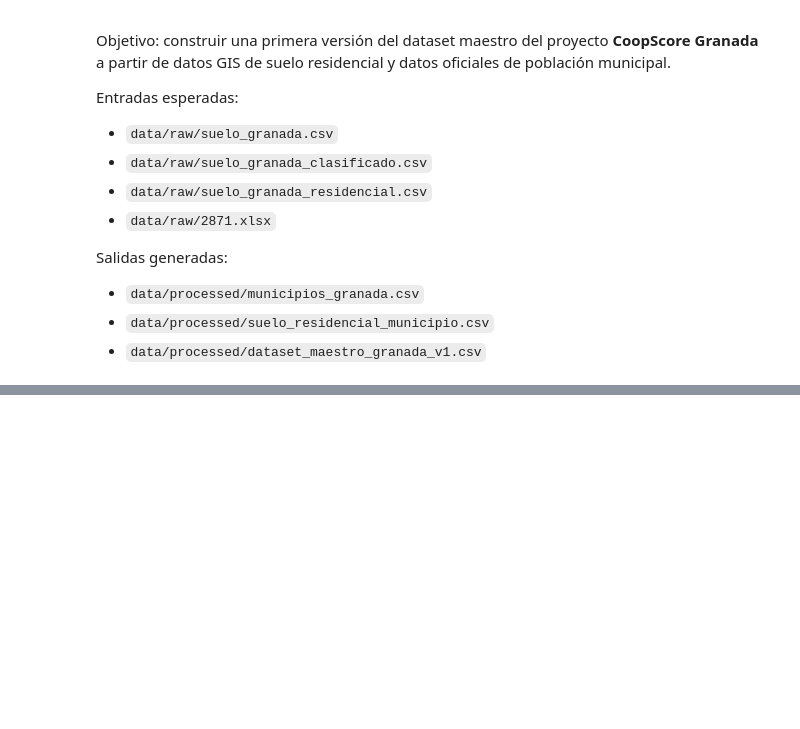
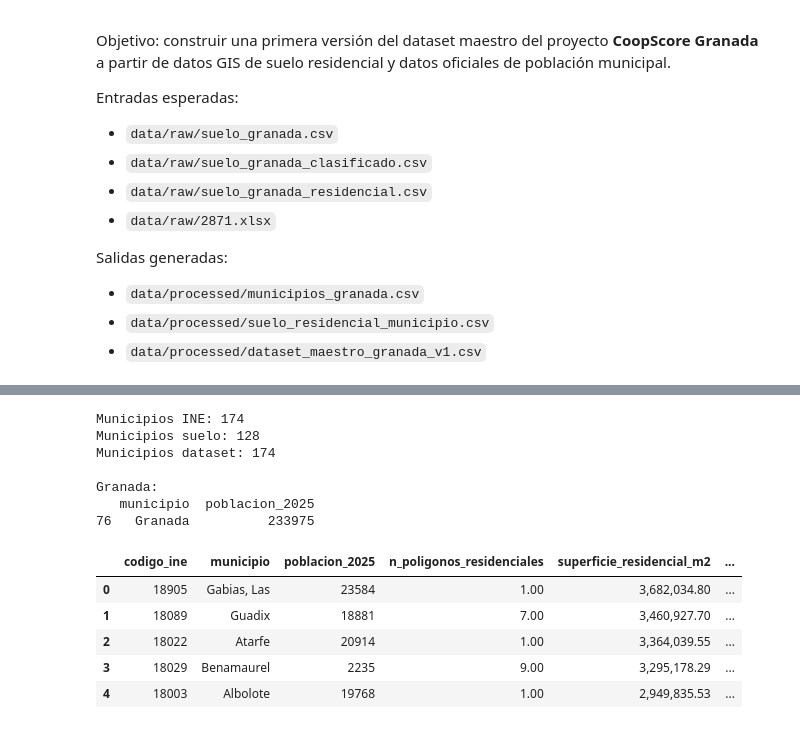
Before and after one commit to pepetorres80/CoopScore_Granada, a Jupyter notebook: notebooks/01_dataset_maestro.ipynb, the cells around one changed output, grey strips where cells are left out. Drawn from its saved outputs; the diff is of its cells as text; code cells hidden in the pictures; blank space fills up the shorter version.

```diff
--- a/notebooks/01_dataset_maestro.ipynb
+++ b/notebooks/01_dataset_maestro.ipynb
@@ -181,3 +288,76 @@ dataset.head(20)
+# %%
+# ============================================================
+# 4. CRUCE SUELO RESIDENCIAL + MUNICIPIOS INE
+# ============================================================
+
+dataset = municipios.merge(
+    suelo_resumen,
+    on='codigo_ine',
+    how='left'
+)
+
+# Reordenamos columnas
+cols = [
+    'codigo_ine',
+    'municipio',
+    'poblacion_2025',
+    'n_poligonos_residenciales',
+    'superficie_residencial_m2',
+    'superficie_residencial_ha',
+    'superficie_media_poligono_m2',
+    'superficie_mediana_poligono_m2',
+    'superficie_max_poligono_m2',
+    'perimetro_total_m'
+]
+
+dataset = dataset[cols]
+
+# ============================================================
+# VARIABLES DERIVADAS
+# ============================================================
+
+dataset['suelo_residencial_m2_por_hab'] = np.where(
+    dataset['poblacion_2025'] > 0,
+    dataset['superficie_residencial_m2'] / dataset['poblacion_2025'],
+    np.nan
+)
+
+# ============================================================
+# CONTROL DE CALIDAD
+# ============================================================
+
+print(f"Municipios INE: {len(municipios)}")
+print(f"Municipios suelo: {len(suelo_resumen)}")
+print(f"Municipios dataset: {len(dataset)}")
+
+print("\nGranada:")
+print(
+    dataset[
+        dataset["municipio"] == "Granada"
+    ][["municipio", "poblacion_2025"]]
+)
+
+# Orden final
+dataset = dataset.sort_values(
+    'superficie_residencial_m2',
+    ascending=False
+).reset_index(drop=True)
+
+dataset.head()
+# %% [output]
+Municipios INE: 174
+Municipios suelo: 128
+Municipios dataset: 174
+
+Granada:
+   municipio  poblacion_2025
+76   Granada          233975
+|  | codigo_ine | municipio | poblacion_2025 | n_poligonos_residenciales | superficie_residencial_m2 | ... |
+| 0 | 18905 | Gabias, Las | 23584 | 1.00 | 3,682,034.80 | ... |
+| 1 | 18089 | Guadix | 18881 | 7.00 | 3,460,927.70 | ... |
+| 2 | 18022 | Atarfe | 20914 | 1.00 | 3,364,039.55 | ... |
+| 3 | 18029 | Benamaurel | 2235 | 9.00 | 3,295,178.29 | ... |
+| 4 | 18003 | Albolote | 19768 | 1.00 | 2,949,835.53 | ... |
 # %%
 # ============================================================
 # 5. CONTROL DE CALIDAD DEL CRUCE
```
Also changed, not shown: parts of 42 cells of this notebook, 4 other files.
